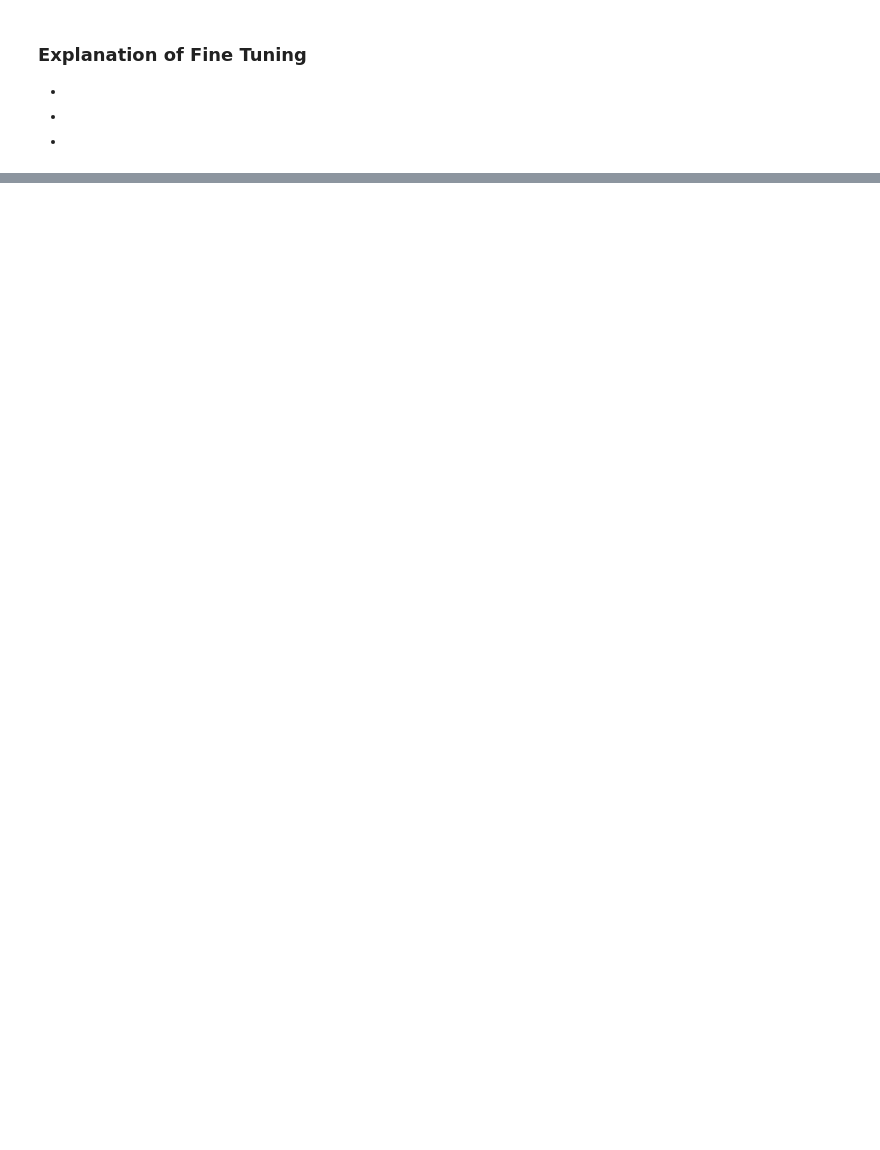
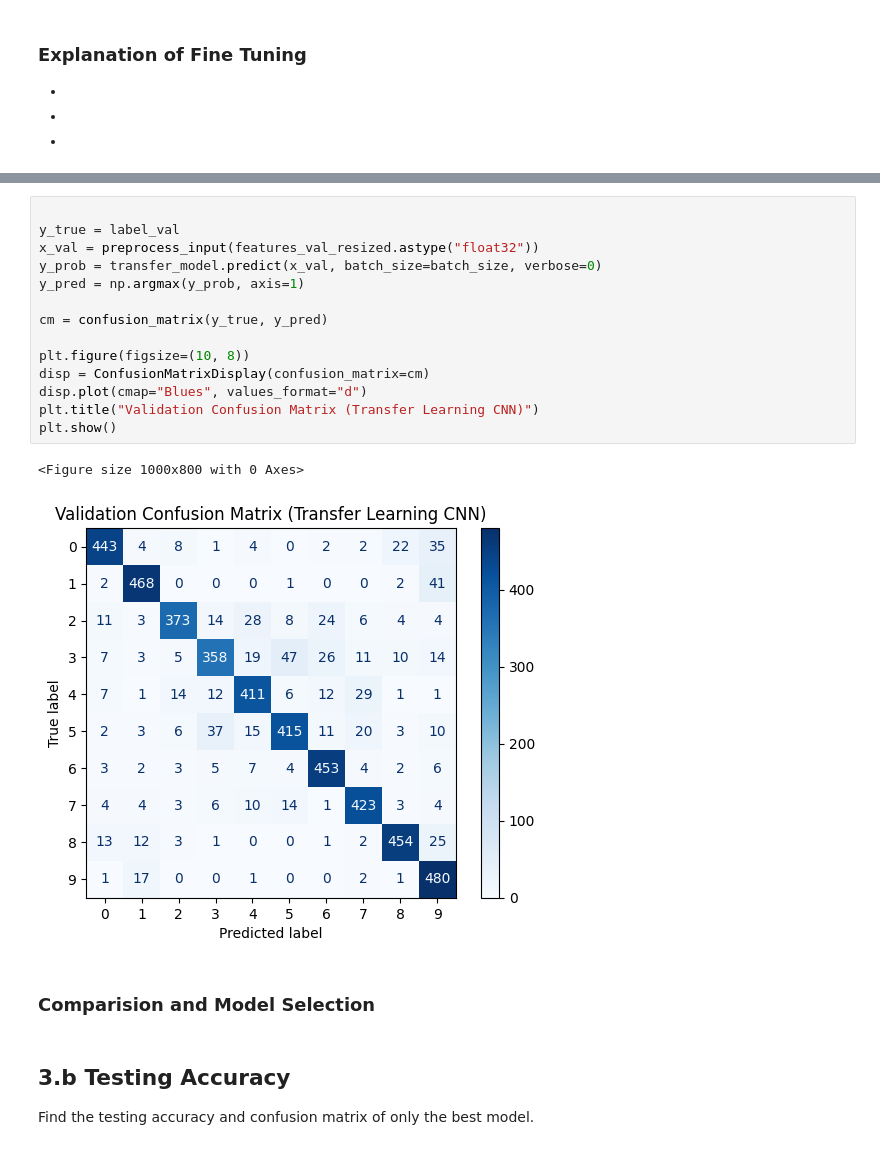
Before and after one commit to DanielMelo46/Neural_Networks_Assignment_1, a Jupyter notebook: assignment_3.ipynb, the cells around one changed output, grey strips where cells are left out. Saved outputs shown, nothing was run; the diff lists cells and outputs as text; blank space fills up the shorter version.

```diff
--- a/assignment_3.ipynb
+++ b/assignment_3.ipynb
@@ -311,0 +350,22 @@ Epoch 20/20
+# %%
+
+y_true = label_val
+x_val = preprocess_input(features_val_resized.astype("float32"))
+y_prob = transfer_model.predict(x_val, batch_size=batch_size, verbose=0)
+y_pred = np.argmax(y_prob, axis=1)
+
+cm = confusion_matrix(y_true, y_pred)
+
+plt.figure(figsize=(10, 8))
+disp = ConfusionMatrixDisplay(confusion_matrix=cm)
+disp.plot(cmap="Blues", values_format="d")
+plt.title("Validation Confusion Matrix (Transfer Learning CNN)")
+plt.show()
+# %% [output]
+<Figure size 1000x800 with 0 Axes>
+[figure, added]
+# %% [markdown]
+### Comparision and Model Selection
+# %% [markdown]
+## 3.b Testing Accuracy
+Find the testing accuracy and confusion matrix of only the best model.
```
Also changed, not shown: parts of 12 cells of this notebook.
